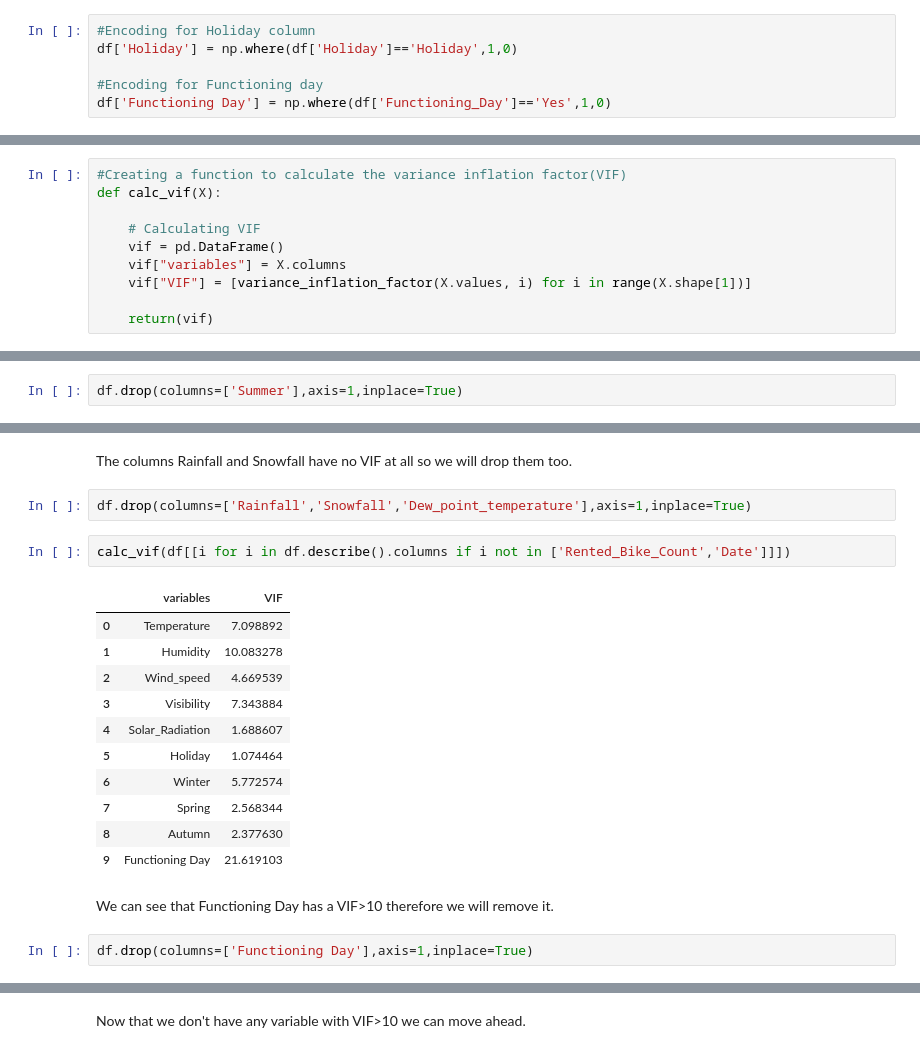
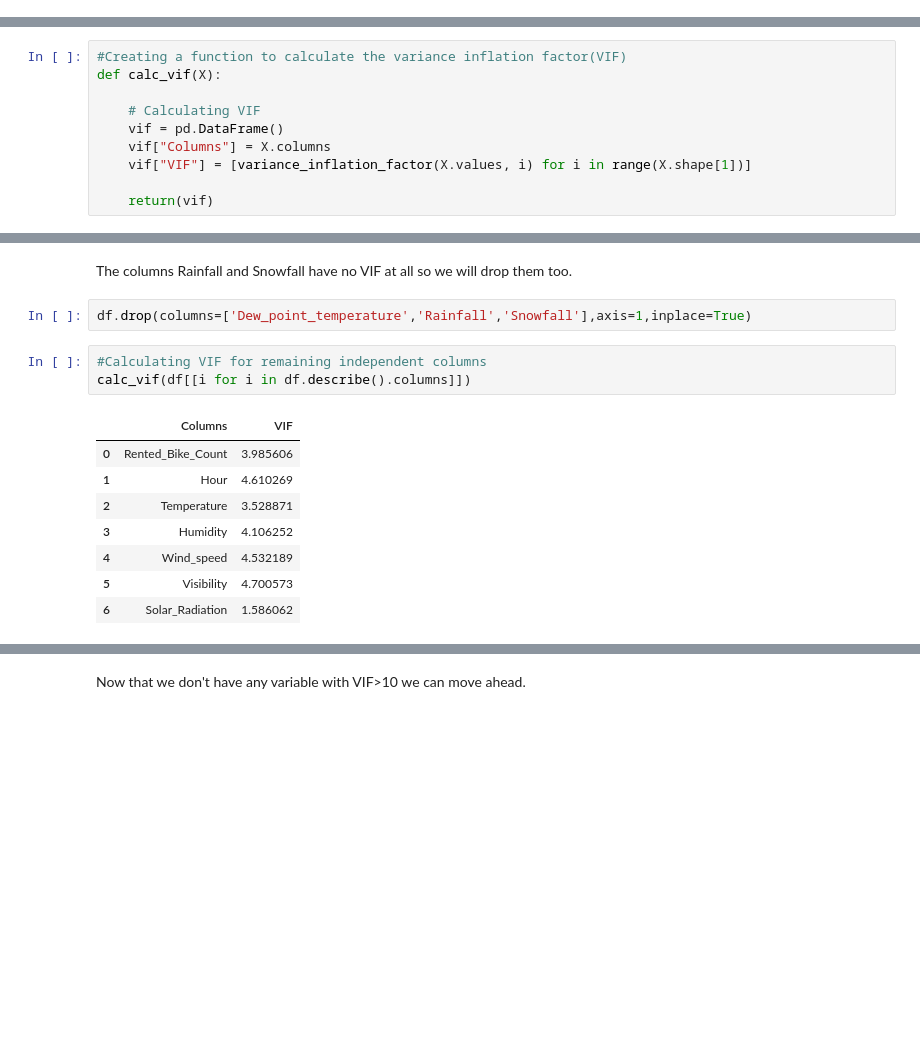
Before and after one commit to abhisheknagpure8/bike-sharing-demand-prediction, a Jupyter notebook: ML_Project_Regression_Bike_Sharing_Demand_Pred.ipynb, the cells around one changed output, grey strips where cells are left out. Saved outputs shown, nothing was run; the diff lists cells and outputs as text; blank space fills up the shorter version.

```diff
--- a/ML_Project_Regression_Bike_Sharing_Demand_Pred.ipynb
+++ b/ML_Project_Regression_Bike_Sharing_Demand_Pred.ipynb
@@ -1009,6 +971,0 @@ df.drop(columns=['Seasons'],axis=1,inplace=True)
-# %%
-#Encoding for Holiday column
-df['Holiday'] = np.where(df['Holiday']=='Holiday',1,0)
-
-#Encoding for Functioning day
-df['Functioning Day'] = np.where(df['Functioning_Day']=='Yes',1,0)
@@ -1116,7 +1096,7 @@ def calc_vif(X):
 
     # Calculating VIF
     vif = pd.DataFrame()
-    vif["variables"] = X.columns
+    vif["Columns"] = X.columns
     vif["VIF"] = [variance_inflation_factor(X.values, i) for i in range(X.shape[1])]
 
     return(vif)
@@ -1138,4 +1119,2 @@ calc_vif(df[[i for i in df.describe().columns if i not in ['Rented_Bike_Count','
 # %% [markdown]
 We can see that the seasons encoding have very high VIF therefore we will eliminate one of the columns. We will drop winter because it has the lowest bikes rented.
-# %%
-df.drop(columns=['Summer'],axis=1,inplace=True)
@@ -1161,22 +1121,16 @@ calc_vif(df[[i for i in df.describe().columns if i not in ['Rented_Bike_Count','
 # %% [markdown]
 The columns Rainfall and Snowfall have no VIF at all so we will drop them too.
 # %%
-df.drop(columns=['Rainfall','Snowfall','Dew_point_temperature'],axis=1,inplace=True)
+df.drop(columns=['Dew_point_temperature','Rainfall','Snowfall'],axis=1,inplace=True)
 # %%
-calc_vif(df[[i for i in df.describe().columns if i not in ['Rented_Bike_Count','Date']]])
+#Calculating VIF for remaining independent columns
+calc_vif(df[[i for i in df.describe().columns]])
 # %% [output]
-|  | variables | VIF |
-| 0 | Temperature | 7.098892 |
-| 1 | Humidity | 10.083278 |
-| 2 | Wind_speed | 4.669539 |
-| 3 | Visibility | 7.343884 |
-| 4 | Solar_Radiation | 1.688607 |
-| 5 | Holiday | 1.074464 |
-| 6 | Winter | 5.772574 |
-| 7 | Spring | 2.568344 |
-| 8 | Autumn | 2.377630 |
-| 9 | Functioning Day | 21.619103 |
+|  | Columns | VIF |
+| 0 | Rented_Bike_Count | 3.985606 |
+| 1 | Hour | 4.610269 |
+| 2 | Temperature | 3.528871 |
+| 3 | Humidity | 4.106252 |
+| 4 | Wind_speed | 4.532189 |
+| 5 | Visibility | 4.700573 |
+| 6 | Solar_Radiation | 1.586062 |
-# %% [markdown]
-We can see that Functioning Day has a VIF>10 therefore we will remove it.
-# %%
-df.drop(columns=['Functioning Day'],axis=1,inplace=True)
```
Also changed, not shown: parts of 148 cells of this notebook.
